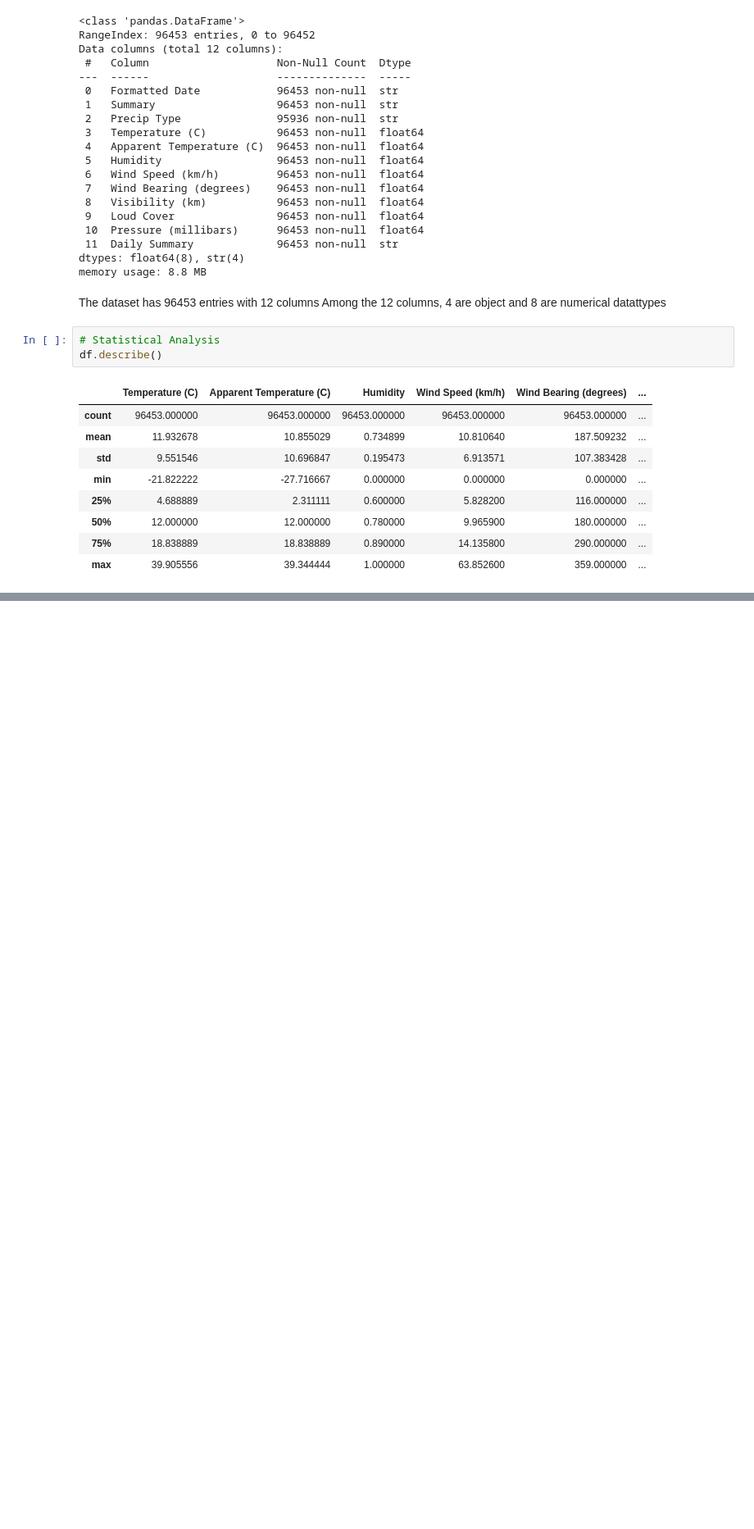
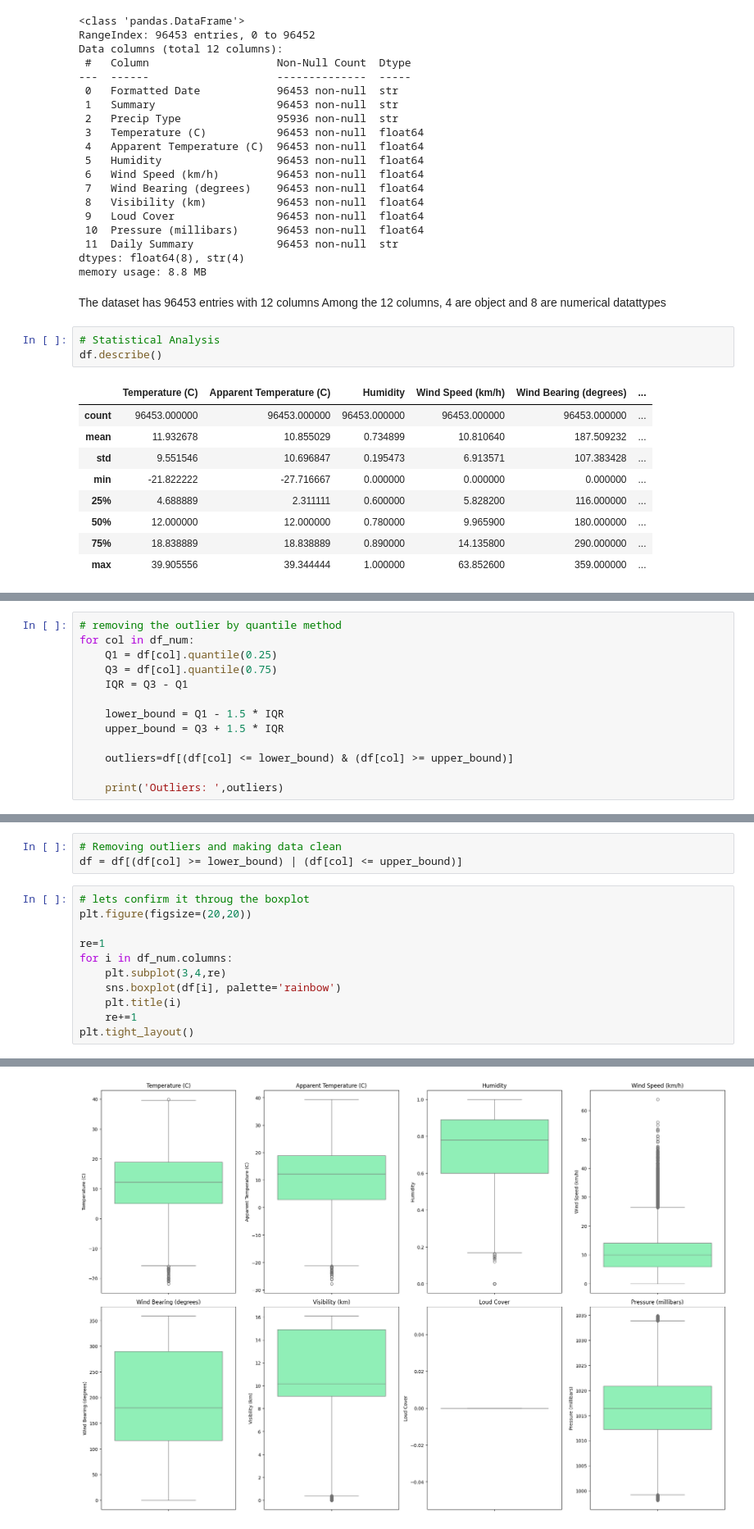
Before and after one commit to nomankhan0347893-web/mentorship-program-devsil, a Jupyter notebook: week_5_pro.ipynb, the cells around one changed output, grey strips where cells are left out. Shown at 82% size. Drawn from its saved outputs; the diff is of its cells as text; blank space fills up the shorter version.

```diff
--- a/week_5_pro.ipynb
+++ b/week_5_pro.ipynb
@@ -218,0 +376,13 @@ df.isnull().sum().sort
+# %%
+# removing the outlier by quantile method
+for col in df_num:
+    Q1 = df[col].quantile(0.25)
+    Q3 = df[col].quantile(0.75)
+    IQR = Q3 - Q1
+
+    lower_bound = Q1 - 1.5 * IQR
+    upper_bound = Q3 + 1.5 * IQR
+
+    outliers=df[(df[col] <= lower_bound) & (df[col] >= upper_bound)]
+
+    print('Outliers: ',outliers)
@@ -218,0 +407,15 @@ df.isnull().sum().sort
+# %%
+# Removing outliers and making data clean
+df = df[(df[col] >= lower_bound) | (df[col] <= upper_bound)]
+# %%
+# lets confirm it throug the boxplot
+plt.figure(figsize=(20,20))
+
+re=1
+for i in df_num.columns:
+    plt.subplot(3,4,re)
+    sns.boxplot(df[i], palette='rainbow')
+    plt.title(i)
+    re+=1
+plt.tight_layout()
+# %% [output]
@@ -218,0 +439 @@ df.isnull().sum().sort
+[figure, added]
```
Also changed, not shown: parts of 56 cells of this notebook.
